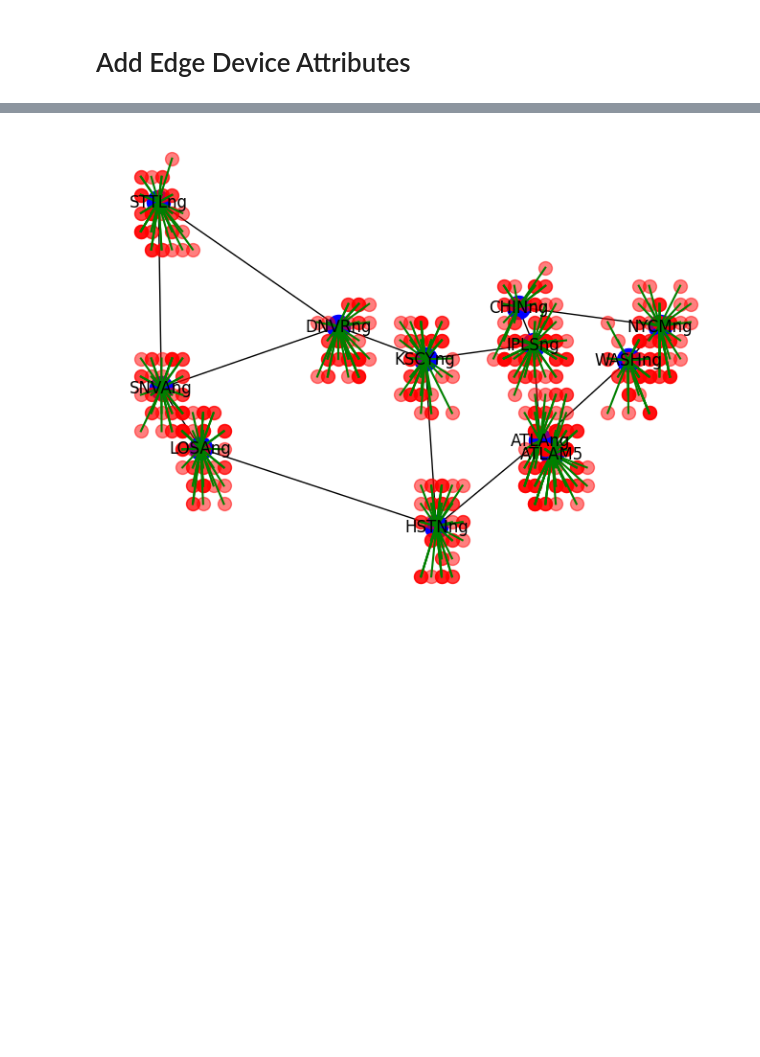
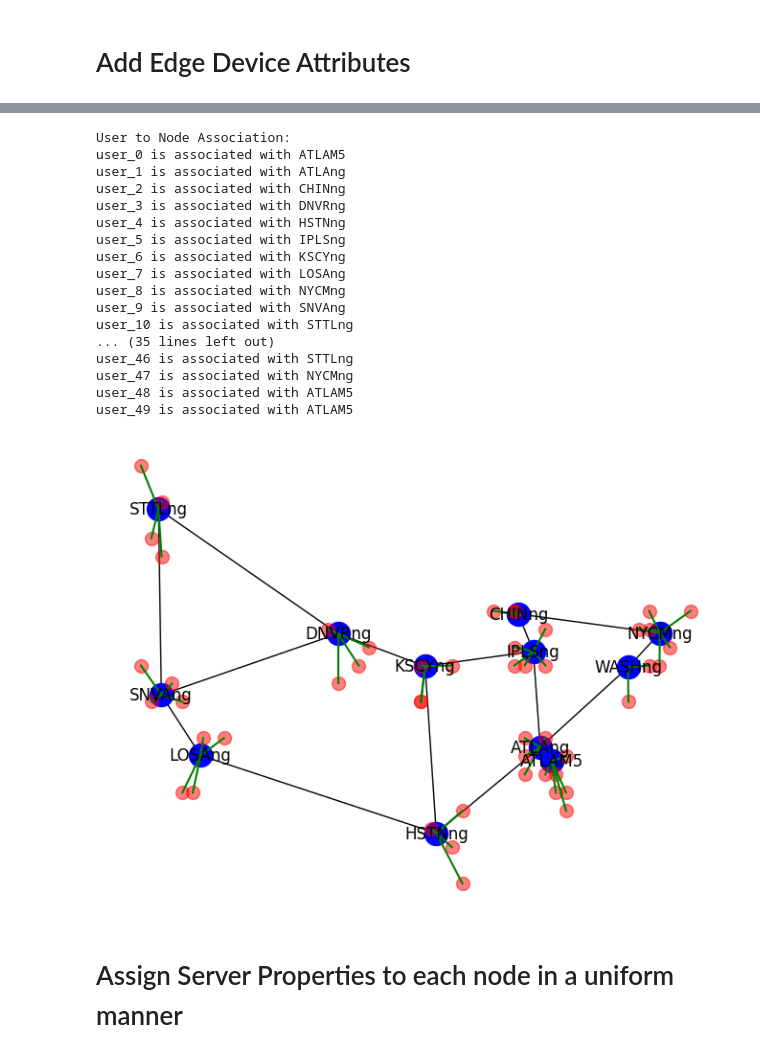
Before and after one commit to yrafique/VNF-python, a Jupyter notebook: Import_NetworkImport.ipynb, the cells around one changed output, grey strips where cells are left out. Drawn from its saved outputs; the diff is of its cells as text; code cells hidden in the pictures; blank space fills up the shorter version.

```diff
--- a/Import_NetworkImport.ipynb
+++ b/Import_NetworkImport.ipynb
@@ -167,7 +191,7 @@ def create_users(G, G_users, nodes, NoOfUsers):
 
 
 # (5) Call the create_users function with the desired number of users
-NoOfUsers = 100
+
 create_users(G, G_users, nodes, NoOfUsers)
 
 # Draw the original graph G and the graph of users G_users together
@@ -259,6 +283,8 @@ def find_nearest_ap(G, user_pos):
 def create_users(G, G_users, nodes, NoOfUsers):
     user_connections = []
     user_count = 0
+    user_to_node_map = {}  # Dictionary to store user_id to node_id association
+
     while user_count < NoOfUsers:
         for node in nodes:
             node_id = nodes[node].get("id")
@@ -271,36 +297,61 @@ def create_users(G, G_users, nodes, NoOfUsers):
             nearest_ap, nearest_pos = find_nearest_ap(G, user_pos)
 
             user_id = "user_" + str(user_count)
             G_users.add_node(user_id, pos=user_pos)
             user_connections.append((user_pos, nearest_pos))
 
+            # Store the association in the dictionary
+            user_to_node_map[user_id] = nearest_ap
+
             user_count += 1
             if user_count >= NoOfUsers:
                 break
 
-    return user_connections
+    return user_connections, user_to_node_map
 
 # (rest of the existing code)
 
 # ...
 # Create a new graph for users and call create_users
 G_users = nx.Graph()
-NoOfUsers = 500
-user_connections = create_users(G, G_users, nodes, NoOfUsers)
+
+user_connections, user_to_node_map = create_users(G, G_users, nodes, NoOfUsers)
+
+# Print the user_id to node_id association
+print("User to Node Association:")
+for user_id, node_id in user_to_node_map.items():
+    print(f"{user_id} is associated with {node_id}")
 
 # Draw the graphs and user connections
 pos_G = nx.get_node_attributes(G, 'pos')
 pos_G_users = nx.get_node_attributes(G_users, 'pos')
 
 nx.draw(G, pos_G, with_labels=True, node_size=300, style="solid", node_color="blue")
 nx.draw(G_users, pos_G_users, with_labels=False, node_size=100, style="dashed", node_color="red", alpha=0.5)
 
 # Draw the connections between users and APs
 for user_pos, ap_pos in user_connections:
     plt.plot([user_pos[0], ap_pos[0]], [user_pos[1], ap_pos[1]], color="green", linestyle="-")
 
 plt.show()
-
-# ... (rest of the existing code)
 # %% [output]
+User to Node Association:
+user_0 is associated with ATLAM5
+user_1 is associated with ATLAng
+user_2 is associated with CHINng
+user_3 is associated with DNVRng
+user_4 is associated with HSTNng
+user_5 is associated with IPLSng
+user_6 is associated with KSCYng
+user_7 is associated with LOSAng
+user_8 is associated with NYCMng
+user_9 is associated with SNVAng
+user_10 is associated with STTLng
+... (35 lines left out)
+user_46 is associated with STTLng
+user_47 is associated with NYCMng
+user_48 is associated with ATLAM5
+user_49 is associated with ATLAM5
-[figure, old version]
+[figure, new version]
+# %% [markdown]
+# Assign Server Properties to each node in a uniform manner
```
Also changed, not shown: parts of 21 cells of this notebook, 20 other files.
